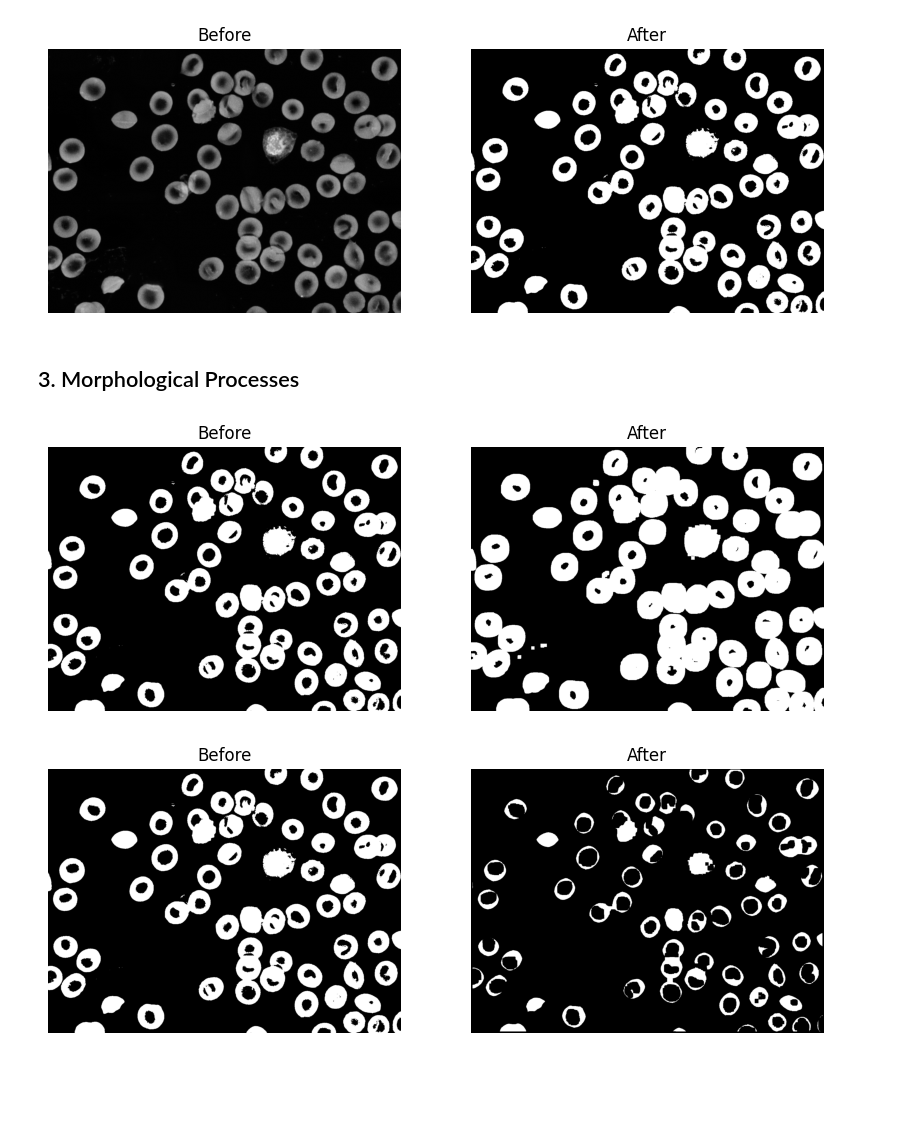
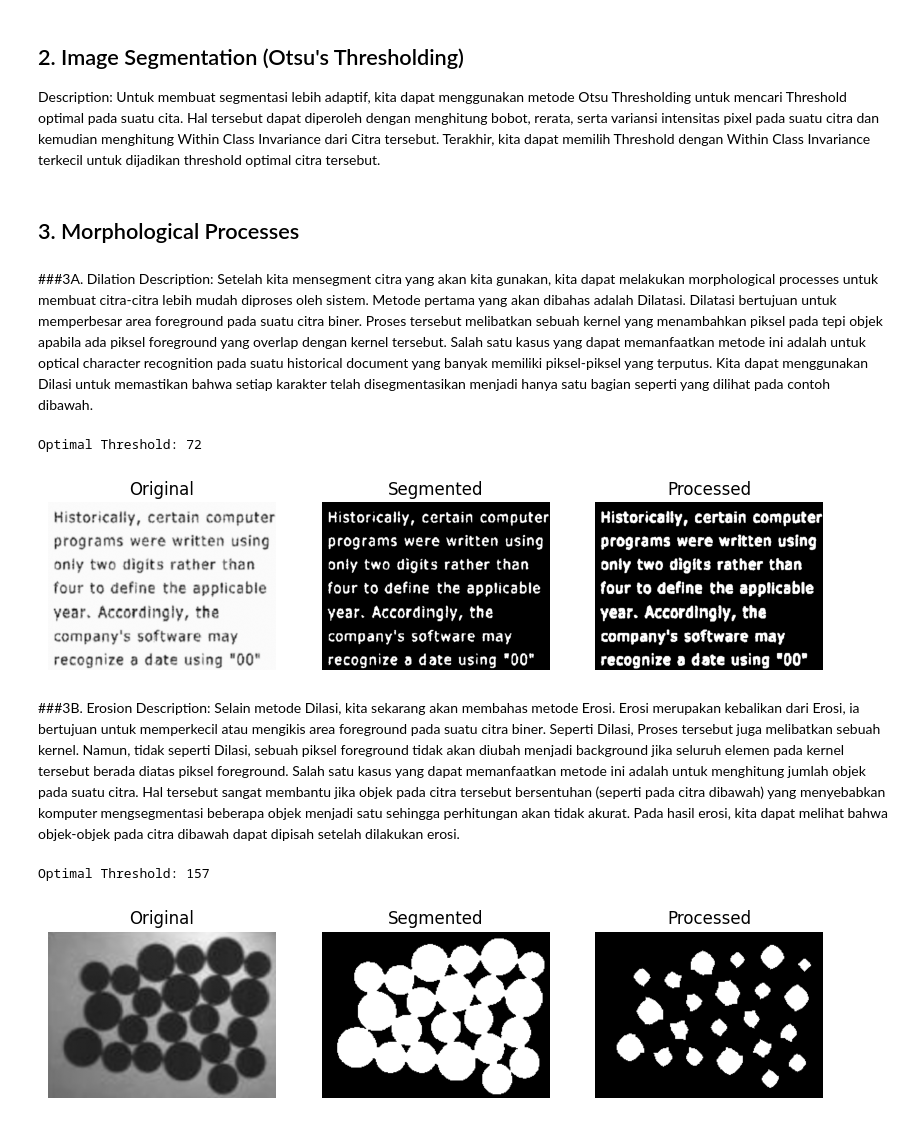
Before and after one commit to Plumz17/PCD_Assignment03, a Jupyter notebook: PCD_Assignment03.ipynb, the cells around one changed output. Drawn from its saved outputs; the diff is of its cells as text; code cells hidden in the pictures; blank space fills up the shorter version.

Commit message:
Added Image and Description of Methods' Analysis

```diff
--- a/PCD_Assignment03.ipynb
+++ b/PCD_Assignment03.ipynb
@@ -31,19 +54,25 @@ img = cv2.cvtColor(img, cv2.COLOR_BGR2GRAY) # Change the color map
 # %%
-def show(before, after=None, title1="Before", title2="After"): # Helper function to check the before and after of the enhancement
+def show(before, segmented=None, processed=None, title1="Original", title2="Segmented", title3="Processed"): # Helper function to check the before and after of the enhancement
   plt.figure(figsize=(10,5))
 
    # Show original
-  plt.subplot(1,2,1)
+  plt.subplot(1,3,1)
   plt.imshow(before, cmap='gray', vmin=0, vmax=255) #vmin and max to preserve original image's contrast
   plt.title(title1)
   plt.axis("off")
 
-  # Show processed
-  plt.subplot(1,2,2)
-  plt.imshow(after, cmap='gray', vmin=0, vmax=255)
+  # Show segmented
+  plt.subplot(1,3,2)
+  plt.imshow(segmented, cmap='gray', vmin=0, vmax=255)
   plt.title(title2)
   plt.axis("off")
 
+  # Show processed
+  plt.subplot(1,3,3)
+  plt.imshow(processed, cmap='gray', vmin=0, vmax=255)
+  plt.title(title3)
+  plt.axis("off")
+
   plt.show()
 # %%
 def negative(img): ## Negative Image
@@ -54,4 +83,7 @@ def negative(img): ## Negative Image
       out[i][j] = L - 1 - out[i][j] # Use the formula s = (L - 1) - r, where L is 256 so s = 255 - r
   return out
 
-negative_img = negative(img)
+img_dilate = negative(img_dilate_ori)
+img_erosion = negative(img_erosion_ori)
+img_opening = negative(img_opening_ori)
+img_closing = negative(img_closing_ori)
@@ -60,3 +90,6 @@ negative_img = negative(img)
+# %% [markdown]
+## 2. Image Segmentation (Otsu's Thresholding)
+Description: Untuk membuat segmentasi lebih adaptif, kita dapat menggunakan metode Otsu Thresholding untuk mencari Threshold optimal pada suatu cita. Hal tersebut dapat diperoleh dengan menghitung bobot, rerata, serta variansi intensitas pixel pada suatu citra dan kemudian menghitung Within Class Invariance dari Citra tersebut. Terakhir, kita dapat memilih Threshold dengan Within Class Invariance terkecil untuk dijadikan threshold optimal citra tersebut.
 # %%
 def find_otsu_threshold(image):
   hist, bins = np.histogram(image.flatten(), 256, [0, 256]) #Make the PDF of the histogram
@@ -98,42 +131,49 @@ def find_otsu_threshold(image):
   return optimalTreshold
 # %%
 def segment(image, threshold = 128):
-  segmented_image = np.zeros(image.shape)
+  segmented_image = np.zeros(image.shape, dtype = np.uint8)
   row, col = image.shape
 
   for r in range(row):
     for c in range(col):
       if image[r,c] > threshold:
         segmented_image[r,c] = 255
+      else:
+        segmented_image[r,c] = 0
 
   return segmented_image
-
-segmented_img = segment(negative_img, find_otsu_threshold(negative_img))
-show(negative_img, segment(negative_img, find_otsu_threshold(negative_img)))
-# %% [output]
-[figure, removed]
 # %% [markdown]
 ## 3. Morphological Processes
+# %% [markdown]
+###3A. Dilation
+Description: Setelah kita mensegment citra yang akan kita gunakan, kita dapat melakukan morphological processes untuk membuat citra-citra lebih mudah diproses oleh sistem. Metode pertama yang akan dibahas adalah Dilatasi. Dilatasi bertujuan untuk memperbesar area foreground pada suatu citra biner. Proses tersebut melibatkan sebuah kernel yang menambahkan piksel pada tepi objek apabila ada piksel foreground yang overlap dengan kernel tersebut. Salah satu kasus yang dapat memanfaatkan metode ini adalah untuk optical character recognition pada suatu historical document yang banyak memiliki piksel-piksel yang terputus. Kita dapat menggunakan Dilasi untuk memastikan bahwa setiap karakter telah disegmentasikan menjadi hanya satu bagian seperti yang dilihat pada contoh dibawah.
 # %%
 def dilate(img, kernel_size = 3):
   rows, cols = img.shape
   dilated = np.zeros_like(img)
   kernel = np.ones((kernel_size, kernel_size), dtype=int)
   k_rows, k_cols = kernel.shape
   pad_rows, pad_cols = k_rows // 2, k_cols // 2 #Calculate padding amojnt
 
   padded = np.pad(img, ((pad_rows, pad_rows), (pad_cols, pad_cols)), mode='constant', constant_values=0) #Pad zero to the edge of the kernel
   for i in range(rows): #Process Every pixel
     for j in range(cols):
       region = padded[i:i+k_rows,j:j+k_cols] #Find Overlapped Region
       if np.any(region * kernel): #If region and kernel overlapped change background to foreground
         dilated[i, j] = 255
   return dilated
 
-dilated_img = dilate(segmented_img, 15)
-show(segmented_img, dilated_img)
+optimal_threshold = find_otsu_threshold(img_dilate)
+print(f"Optimal Threshold: {optimal_threshold}")
+img_dilate = segment(img_dilate, optimal_threshold)
+dilated_img = dilate(img_dilate, 3)
+show(img_dilate_ori, img_dilate, dilated_img)
 # %% [output]
+Optimal Threshold: 72
-[figure, old version]
+[figure, new version]
+# %% [markdown]
+###3B. Erosion
+Description: Selain metode Dilasi, kita sekarang akan membahas metode Erosi. Erosi merupakan kebalikan dari Erosi, ia bertujuan untuk memperkecil atau mengikis area foreground pada suatu citra biner. Seperti Dilasi, Proses tersebut juga melibatkan sebuah kernel. Namun, tidak seperti Dilasi, sebuah piksel foreground tidak akan diubah menjadi background jika seluruh elemen pada kernel tersebut berada diatas piksel foreground. Salah satu kasus yang dapat memanfaatkan metode ini adalah untuk menghitung jumlah objek pada suatu citra. Hal tersebut sangat membantu jika objek pada citra tersebut bersentuhan (seperti pada citra dibawah) yang menyebabkan komputer mengsegmentasi beberapa objek menjadi satu sehingga perhitungan akan tidak akurat. Pada hasil erosi, kita dapat melihat bahwa objek-objek pada citra dibawah dapat dipisah setelah dilakukan erosi.
 # %%
 def erode(img, kernel_size = 3):
   rows, cols = img.shape
@@ -152,7 +192,11 @@ def erode(img, kernel_size = 3):
         eroded[i, j] = 0
   return eroded
 
-eroded_img = erode(segmented_img, 15)
-show(segmented_img, eroded_img)
+optimal_threshold = find_otsu_threshold(img_erosion)
+print(f"Optimal Threshold: {optimal_threshold}")
+img_erosion = segment(img_erosion, optimal_threshold)
+eroded_img = erode(img_erosion, 25)
+show(img_erosion_ori, img_erosion, eroded_img)
 # %% [output]
+Optimal Threshold: 157
-[figure, old version]
+[figure, new version]
```
Also changed, not shown: parts of 10 cells of this notebook.
